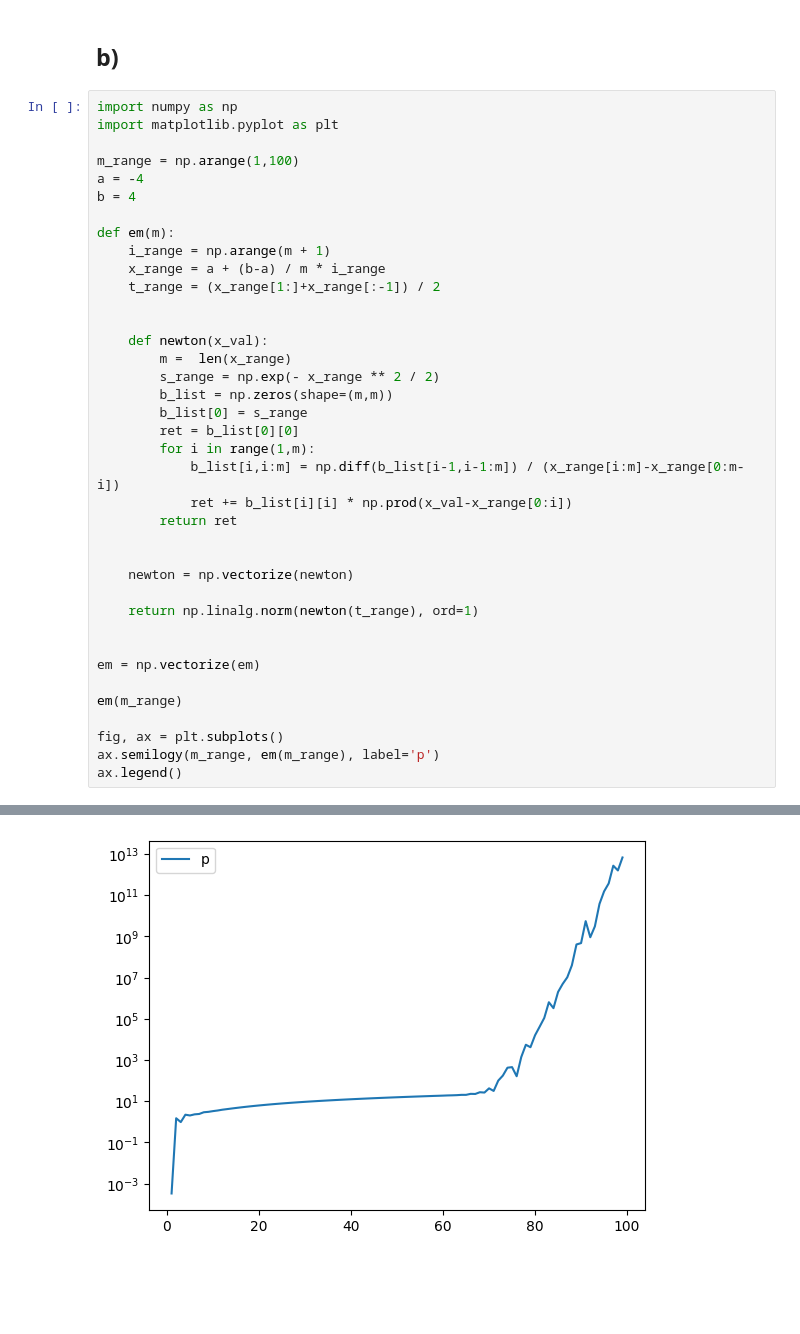
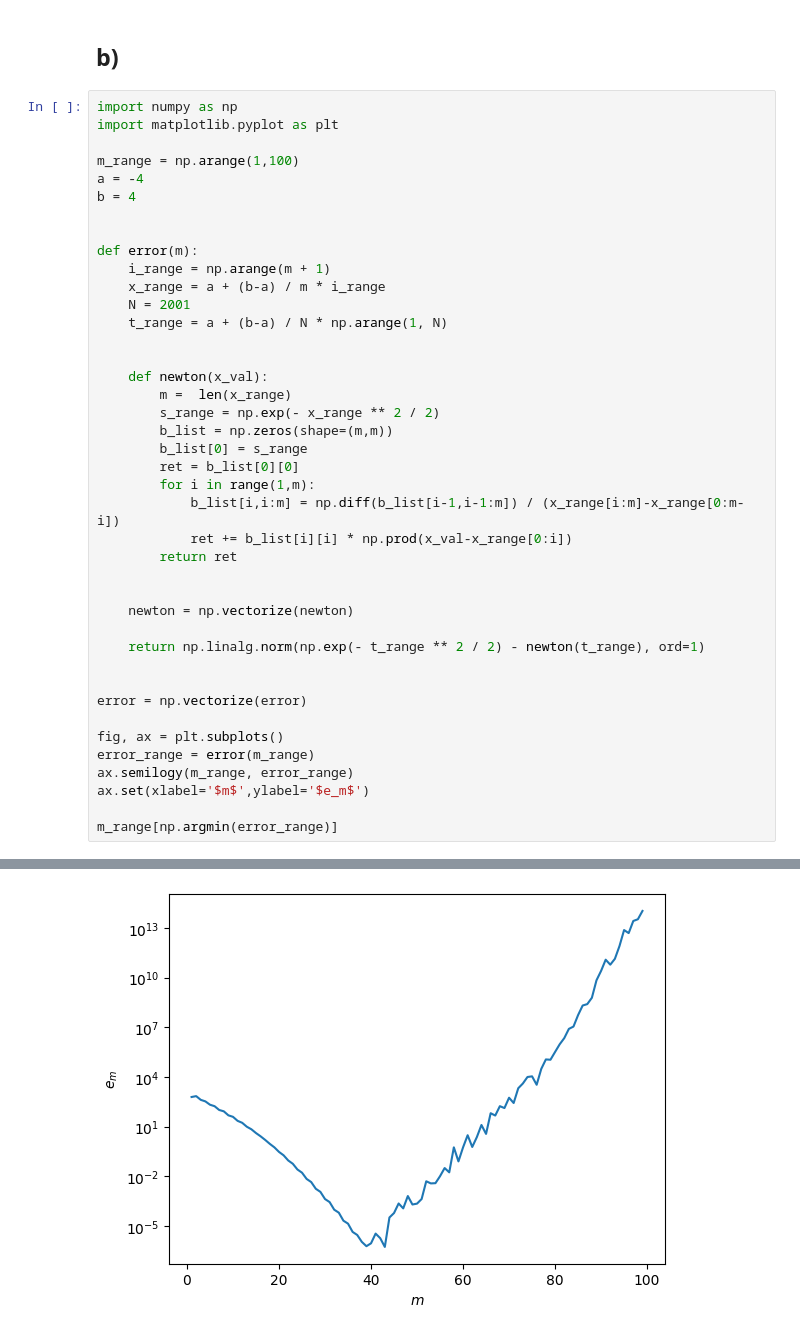
Before and after one commit to finndaut/24bnu, a Jupyter notebook: U03.ipynb, the cells around one changed output, grey strips where cells are left out. Cells and saved outputs as stored; diff of their text form; blank space fills up the shorter version.

```diff
--- a/U03.ipynb
+++ b/U03.ipynb
@@ -57,10 +57,12 @@ m_range = np.arange(1,100)
 a = -4
 b = 4
 
-def em(m):
+
+def error(m):
     i_range = np.arange(m + 1)
     x_range = a + (b-a) / m * i_range
-    t_range = (x_range[1:]+x_range[:-1]) / 2
+    N = 2001
+    t_range = a + (b-a) / N * np.arange(1, N)
 
 
     def newton(x_val):
@@ -77,14 +79,15 @@ def em(m):
 
     newton = np.vectorize(newton)
 
-    return np.linalg.norm(newton(t_range), ord=1)
+    return np.linalg.norm(np.exp(- t_range ** 2 / 2) - newton(t_range), ord=1)
 
 
-em = np.vectorize(em)
-
-em(m_range)
+error = np.vectorize(error)
 
 fig, ax = plt.subplots()
-ax.semilogy(m_range, em(m_range), label='p')
-ax.legend()
+error_range = error(m_range)
+ax.semilogy(m_range, error_range)
+ax.set(xlabel='$m$',ylabel='$e_m$')
+
+m_range[np.argmin(error_range)]
 # %% [output]
@@ -92 +95 @@ ax.legend()
-[figure, old version]
+[figure, new version]
```
Also changed, not shown: parts of 2 cells of this notebook, 1 other file.
